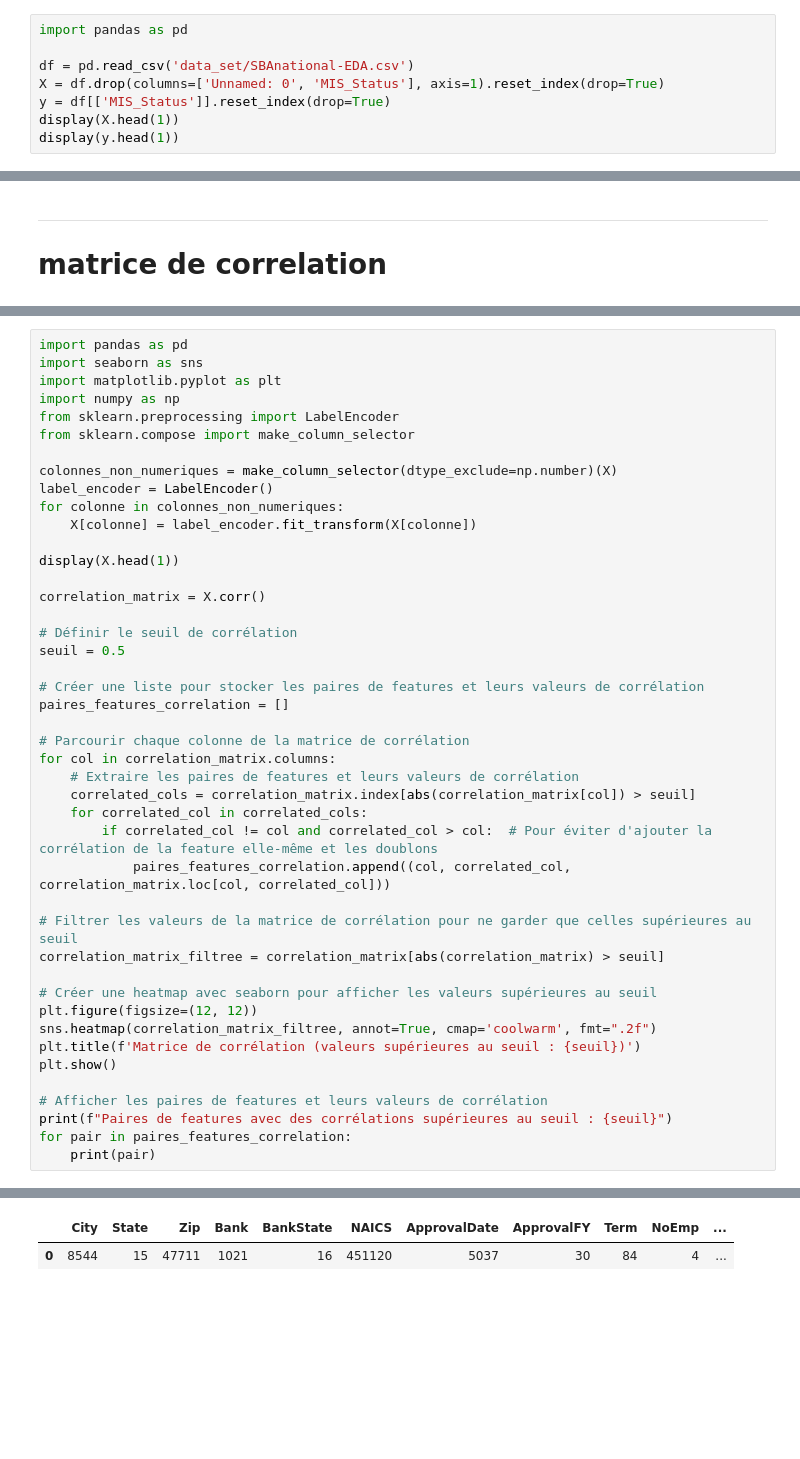
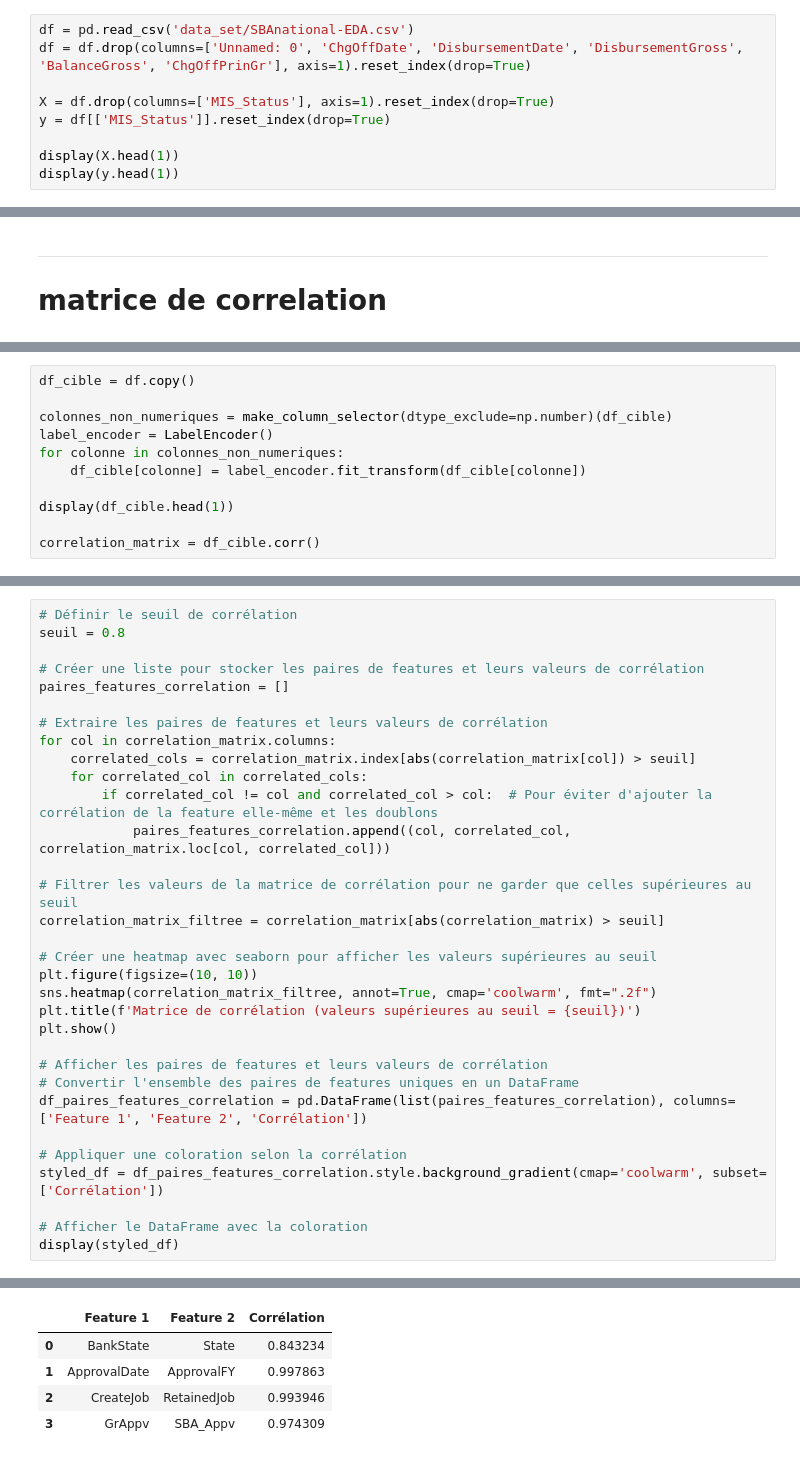
Before and after one commit to ChristianPRO1982/Projet_US_SBA, a Jupyter notebook: 02-EDA2.ipynb, the cells around one changed output, grey strips where cells are left out. Cells and saved outputs as stored; diff of their text form; blank space fills up the shorter version.

Commit message:
première matrice de corrélation

```diff
--- a/02-EDA2.ipynb
+++ b/02-EDA2.ipynb
@@ -3,9 +10,10 @@ pour travailler à deux
 # %%
-import pandas as pd
+df = pd.read_csv('data_set/SBAnational-EDA.csv')
+df = df.drop(columns=['Unnamed: 0', 'ChgOffDate', 'DisbursementDate', 'DisbursementGross', 'BalanceGross', 'ChgOffPrinGr'], axis=1).reset_index(drop=True)
 
-df = pd.read_csv('data_set/SBAnational-EDA.csv')
-X = df.drop(columns=['Unnamed: 0', 'MIS_Status'], axis=1).reset_index(drop=True)
+X = df.drop(columns=['MIS_Status'], axis=1).reset_index(drop=True)
 y = df[['MIS_Status']].reset_index(drop=True)
+
 display(X.head(1))
 display(y.head(1))
 # %% [output]
@@ -30,0 +27,11 @@ preprocessor = make_pipeline(preprocessor, PolynomialFeatures())
+# %%
+df_cible = df.copy()
+
+colonnes_non_numeriques = make_column_selector(dtype_exclude=np.number)(df_cible)
+label_encoder = LabelEncoder()
+for colonne in colonnes_non_numeriques:
+    df_cible[colonne] = label_encoder.fit_transform(df_cible[colonne])
+
+display(df_cible.head(1))
+
+correlation_matrix = df_cible.corr()
@@ -31,29 +72,12 @@ preprocessor = make_pipeline(preprocessor, PolynomialFeatures())
 # %%
-import pandas as pd
-import seaborn as sns
-import matplotlib.pyplot as plt
-import numpy as np
-from sklearn.preprocessing import LabelEncoder
-from sklearn.compose import make_column_selector
-
-colonnes_non_numeriques = make_column_selector(dtype_exclude=np.number)(X)
-label_encoder = LabelEncoder()
-for colonne in colonnes_non_numeriques:
-    X[colonne] = label_encoder.fit_transform(X[colonne])
-
-display(X.head(1))
-
-correlation_matrix = X.corr()
-
 # Définir le seuil de corrélation
-seuil = 0.5
+seuil = 0.8
 
 # Créer une liste pour stocker les paires de features et leurs valeurs de corrélation
 paires_features_correlation = []
 
-# Parcourir chaque colonne de la matrice de corrélation
+# Extraire les paires de features et leurs valeurs de corrélation
 for col in correlation_matrix.columns:
-    # Extraire les paires de features et leurs valeurs de corrélation
     correlated_cols = correlation_matrix.index[abs(correlation_matrix[col]) > seuil]
     for correlated_col in correlated_cols:
         if correlated_col != col and correlated_col > col:  # Pour éviter d'ajouter la corrélation de la feature elle-même et les doublons
@@ -63,13 +87,18 @@ for col in correlation_matrix.columns:
 correlation_matrix_filtree = correlation_matrix[abs(correlation_matrix) > seuil]
 
 # Créer une heatmap avec seaborn pour afficher les valeurs supérieures au seuil
-plt.figure(figsize=(12, 12))
+plt.figure(figsize=(10, 10))
 sns.heatmap(correlation_matrix_filtree, annot=True, cmap='coolwarm', fmt=".2f")
-plt.title(f'Matrice de corrélation (valeurs supérieures au seuil : {seuil})')
+plt.title(f'Matrice de corrélation (valeurs supérieures au seuil = {seuil})')
 plt.show()
 
 # Afficher les paires de features et leurs valeurs de corrélation
-print(f"Paires de features avec des corrélations supérieures au seuil : {seuil}")
-for pair in paires_features_correlation:
-    print(pair)
+# Convertir l'ensemble des paires de features uniques en un DataFrame
+df_paires_features_correlation = pd.DataFrame(list(paires_features_correlation), columns=['Feature 1', 'Feature 2', 'Corrélation'])
+
+# Appliquer une coloration selon la corrélation
+styled_df = df_paires_features_correlation.style.background_gradient(cmap='coolwarm', subset=['Corrélation'])
+
+# Afficher le DataFrame avec la coloration
+display(styled_df)
 # %% [output]
@@ -76,2 +106,5 @@ for pair in paires_features_correlation:
-|  | City | State | Zip | Bank | BankState | NAICS | ApprovalDate | ApprovalFY | Term | NoEmp | ... |
-| 0 | 8544 | 15 | 47711 | 1021 | 16 | 451120 | 5037 | 30 | 84 | 4 | ... |
+|  | Feature 1 | Feature 2 | Corrélation |
+| 0 | BankState | State | 0.843234 |
+| 1 | ApprovalDate | ApprovalFY | 0.997863 |
+| 2 | CreateJob | RetainedJob | 0.993946 |
+| 3 | GrAppv | SBA_Appv | 0.974309 |
```
Also changed, not shown: parts of 7 cells of this notebook, 3 other files.
